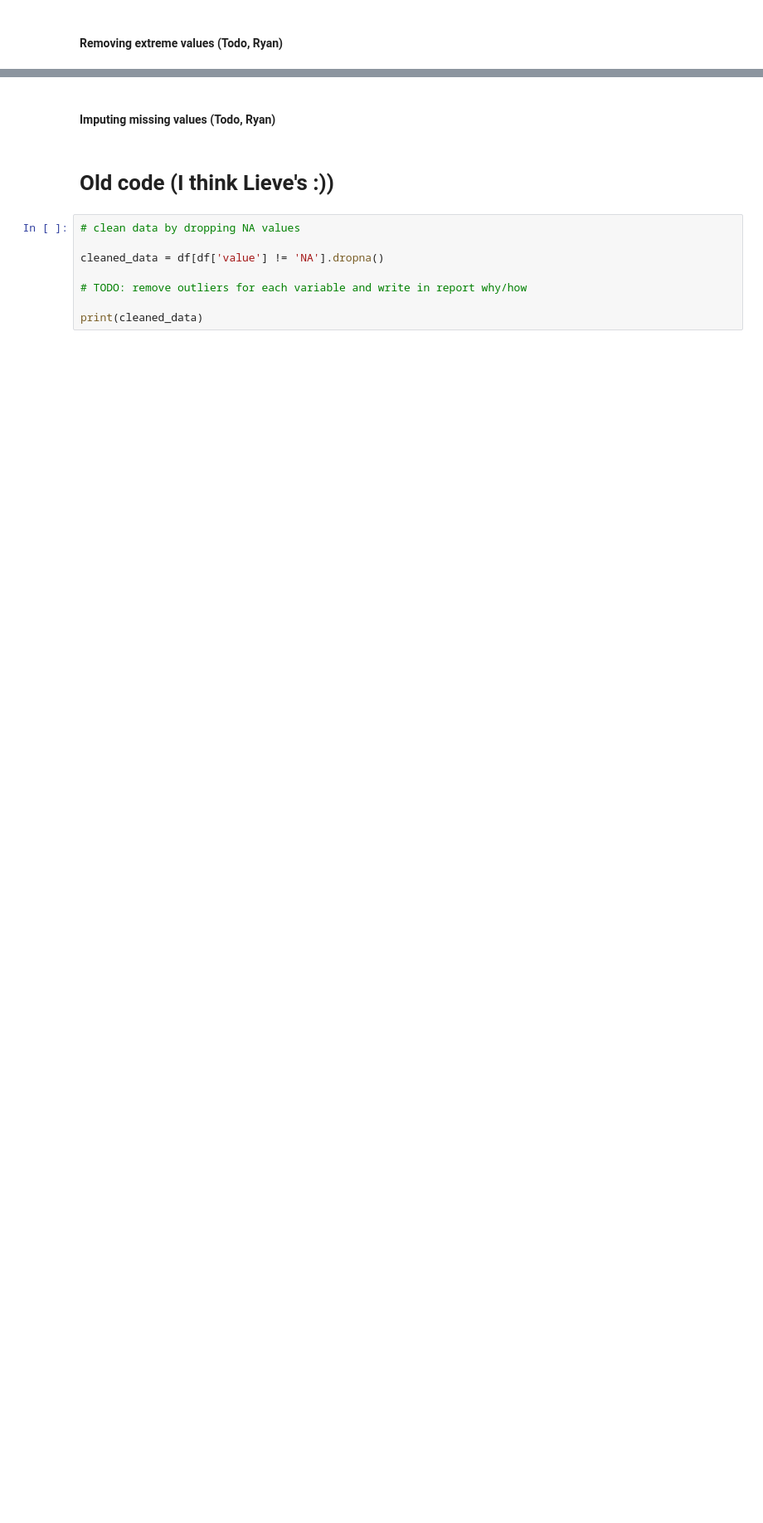
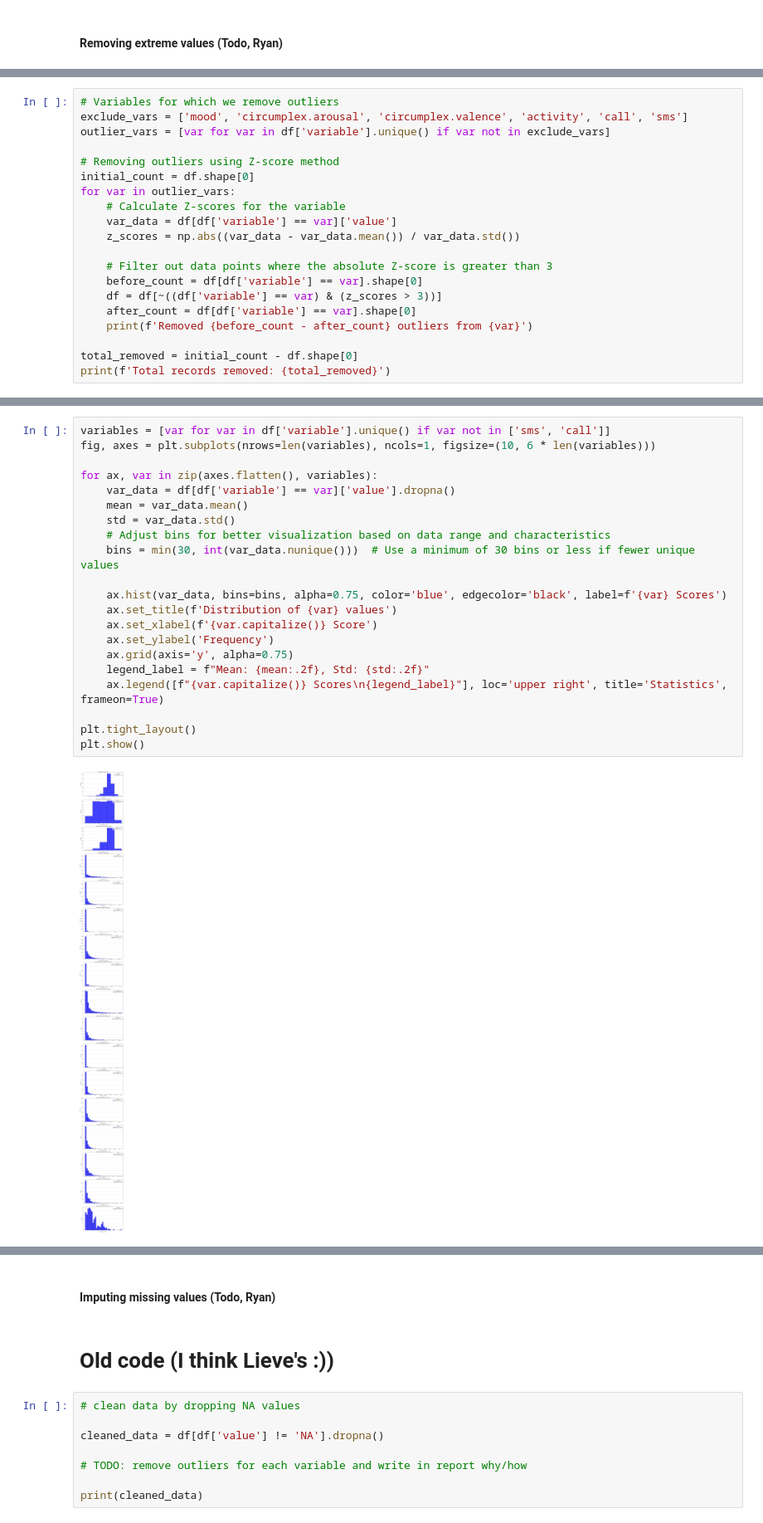
Before and after one commit to ryan-ott/DMT-Group17, a Jupyter notebook: Assignment1/mood_prediction.ipynb, the cells around one changed output, grey strips where cells are left out. Shown at 83% size. Saved outputs shown, nothing was run; the diff lists cells and outputs as text; blank space fills up the shorter version.

```diff
--- a/Assignment1/mood_prediction.ipynb
+++ b/Assignment1/mood_prediction.ipynb
@@ -272,0 +254,20 @@ Index: []
+# %%
+# Variables for which we remove outliers
+exclude_vars = ['mood', 'circumplex.arousal', 'circumplex.valence', 'activity', 'call', 'sms']
+outlier_vars = [var for var in df['variable'].unique() if var not in exclude_vars]
+
+# Removing outliers using Z-score method
+initial_count = df.shape[0]
+for var in outlier_vars:
+    # Calculate Z-scores for the variable
+    var_data = df[df['variable'] == var]['value']
+    z_scores = np.abs((var_data - var_data.mean()) / var_data.std())
+
+    # Filter out data points where the absolute Z-score is greater than 3
+    before_count = df[df['variable'] == var].shape[0]
+    df = df[~((df['variable'] == var) & (z_scores > 3))]
+    after_count = df[df['variable'] == var].shape[0]
+    print(f'Removed {before_count - after_count} outliers from {var}')
+
+total_removed = initial_count - df.shape[0]
+print(f'Total records removed: {total_removed}')
@@ -272,0 +291,23 @@ Index: []
+# %%
+variables = [var for var in df['variable'].unique() if var not in ['sms', 'call']]
+fig, axes = plt.subplots(nrows=len(variables), ncols=1, figsize=(10, 6 * len(variables)))
+
+for ax, var in zip(axes.flatten(), variables):
+    var_data = df[df['variable'] == var]['value'].dropna()
+    mean = var_data.mean()
+    std = var_data.std()
+    # Adjust bins for better visualization based on data range and characteristics
+    bins = min(30, int(var_data.nunique()))  # Use a minimum of 30 bins or less if fewer unique values
+
+    ax.hist(var_data, bins=bins, alpha=0.75, color='blue', edgecolor='black', label=f'{var} Scores')
+    ax.set_title(f'Distribution of {var} values')
+    ax.set_xlabel(f'{var.capitalize()} Score')
+    ax.set_ylabel('Frequency')
+    ax.grid(axis='y', alpha=0.75)
+    legend_label = f"Mean: {mean:.2f}, Std: {std:.2f}"
+    ax.legend([f"{var.capitalize()} Scores\n{legend_label}"], loc='upper right', title='Statistics', frameon=True)
+
+plt.tight_layout()
+plt.show()
+# %% [output]
+[figure, added]
```
Also changed, not shown: parts of 10 cells of this notebook.
